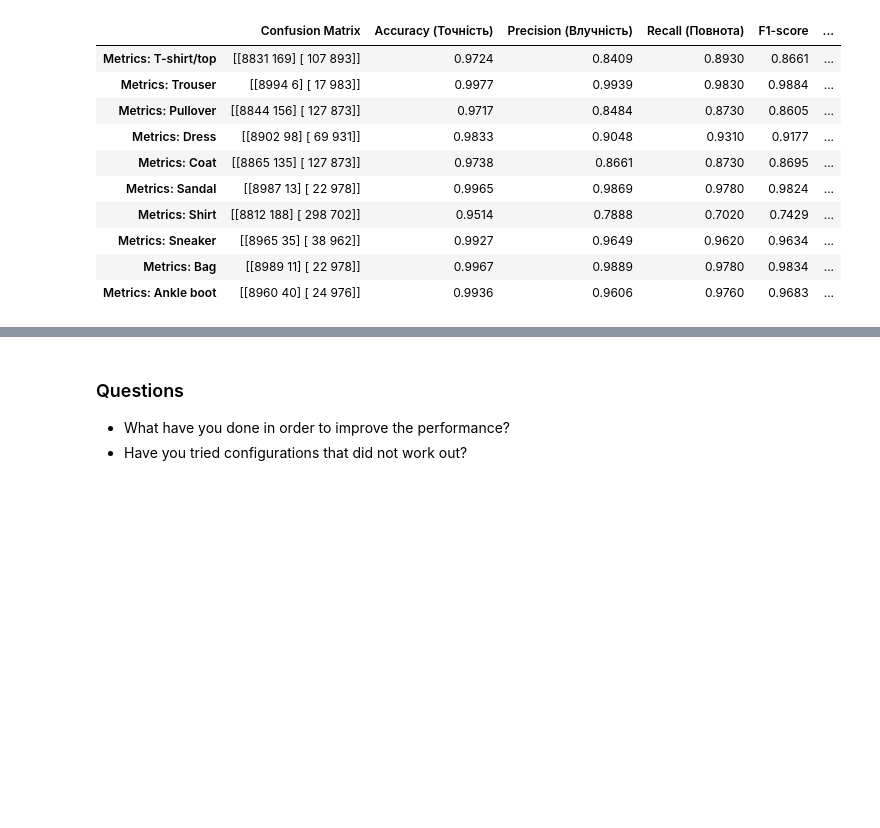
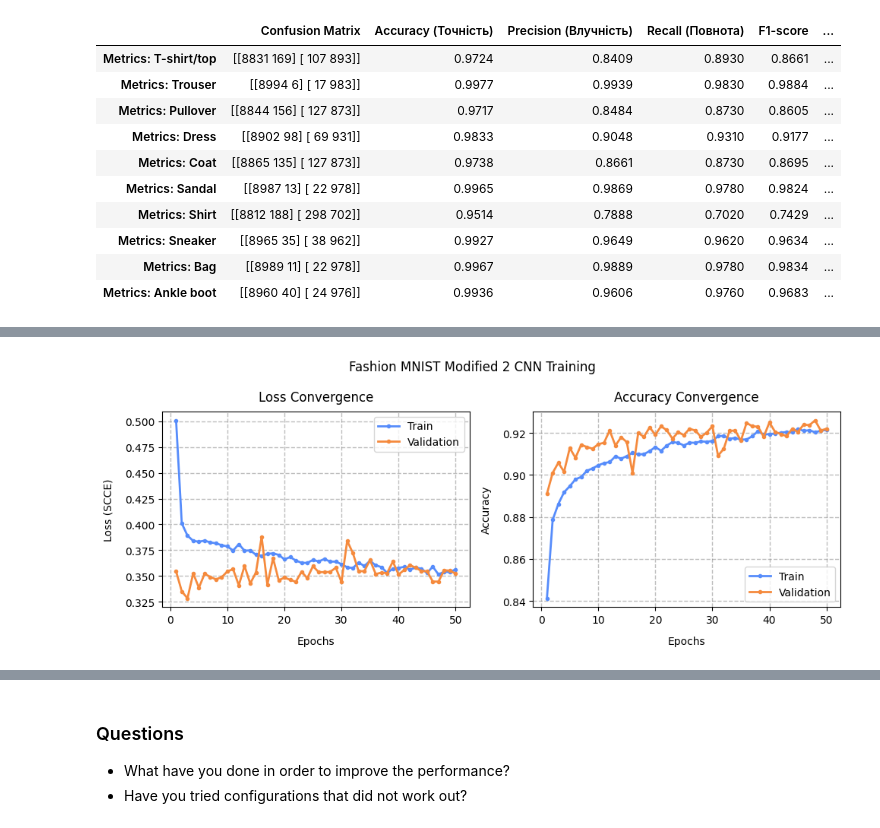
Before and after one commit to BogdanPinchuk/ComputerVision-PBY_HW15, a Jupyter notebook: Bohdan_Pinchuk_CV_HW15.ipynb, the cells around one changed output, grey strips where cells are left out. Drawn from its saved outputs; the diff is of its cells as text; code cells hidden in the pictures; blank space fills up the shorter version.

Commit message:
[Homework15] - added modified model 2

```diff
--- a/Bohdan_Pinchuk_CV_HW15.ipynb
+++ b/Bohdan_Pinchuk_CV_HW15.ipynb
@@ -785,7 +785,7 @@ history_path = folder_path / f"history_{model_name}.pkl"
 
 if load_model and model_path.exists() and history_path.exists():
     # load model
-    model_modified = keras.models.load_model(model_path)
+    model_modified_1 = keras.models.load_model(model_path)
     # load history
     with open(history_path, "rb") as f:
         history = mn.HistoryWrapper(pickle.load(f))
@@ -981,7 +981,7 @@ Comparative Per-Class Classification Performance (Modified CNN - Test)
 | Metrics: Bag | [[8989 11] [ 22 978]] | 0.9967 | 0.9889 | 0.9780 | 0.9834 | ... |
 | Metrics: Ankle boot | [[8960 40] [ 24 976]] | 0.9936 | 0.9606 | 0.9760 | 0.9683 | ... |
 # %%
-# Build the classifier: modified
+# Build the classifier: modified 2
 
 from keras import Model
 from keras.layers import Input, Conv2D, Flatten, Dense, BatchNormalization, Activation, MaxPooling2D, Dropout
@@ -997,12 +997,11 @@ keras.utils.set_random_seed(rng_seed)
 
 # Modify the baseline classifier in order to reduce the overfitting and make the performance more robust
 # Preparing model
-def build_model_modified():
+def build_model_modified_2():
     inputs = Input(shape=example_img.shape, name="input_image")
 
     # convolutional block
-    # net = Conv2D(32, kernel_size=(3, 3), kernel_regularizer=l2(l2_factor), padding="same", name="conv_block1_conv")(inputs)
-    net = Conv2D(32, kernel_size=(3, 3), padding="same", name="conv_block1_conv")(inputs)
+    net = Conv2D(32, kernel_size=(3, 3), kernel_regularizer=l2(l2_factor), padding="same", name="conv_block1_conv")(inputs)
     net = BatchNormalization(name="conv_block1_bn")(net)
     net = Activation("relu", name="conv_block1_relu")(net)
     net = MaxPooling2D(pool_size=(2, 2), name="conv_block1_pool")(net)
@@ -1010,8 +1009,7 @@ def build_model_modified():
 
     # dense/classifier block
     net = Flatten(name="flatten_features")(net)
-    # net = Dense(128, kernel_regularizer=l2(l2_factor), name="dense_hidden")(net)
-    net = Dense(128, name="dense_hidden")(net)
+    net = Dense(128, kernel_regularizer=l2(l2_factor), name="dense_hidden")(net)
     net = BatchNormalization(name="dense_bn")(net)
     net = Activation("relu", name="dense_relu")(net)
     net = Dropout(0.5, name="dense_dropout")(net)
@@ -1020,7 +1018,7 @@ def build_model_modified():
     return Model(inputs=inputs, outputs=outputs, name="fashion_mnist_modified_cnn")
 
 
-model_modified = build_model_modified()
+model_modified_2 = build_model_modified_2()
 
 # Print results
-model_modified.summary()
+model_modified_2.summary()
@@ -1026,0 +1155,43 @@ model_modified.summary()
+# %%
+# Graphic results
+
+import matplotlib.pyplot as plt
+
+# Input data
+array_y00 = history_modified_2.history['loss']
+array_y01 = history_modified_2.history['val_loss']
+array_y10 = history_modified_2.history['accuracy']
+array_y11 = history_modified_2.history['val_accuracy']
+array_x = range(1, len(array_y00) + 1)
+
+# Solution
+_, axes = plt.subplots(1, 2, figsize=(10, 4))
+
+ax = axes[0]
+ax.plot(array_x, array_y00, ls='-', marker='.', linewidth=2.0, label='Train')
+ax.plot(array_x, array_y01, ls='-', marker='.', linewidth=2.0, label='Validation')
+ax.grid(axis='both', visible=True, which='major', ls='--', linewidth=1.0, color='tab:gray')
+# ax.minorticks_on()
+# ax.grid(axis='both', visible=True, which='minor', ls=':', linewidth=0.5, color='tab:green')
+ax.set_title("Loss Convergence", pad=10, loc='center', color='black')
+ax.set_xlabel("Epochs", labelpad=10, loc='center', color='black')
+ax.set_ylabel("Loss (SCCE)", labelpad=10, loc='center', color='black')
+ax.legend()
+
+ax = axes[1]
+ax.plot(array_x, array_y10, ls='-', marker='.', linewidth=2.0, label='Train')
+ax.plot(array_x, array_y11, ls='-', marker='.', linewidth=2.0, label='Validation')
+ax.grid(axis='both', visible=True, which='major', ls='--', linewidth=1.0, color='tab:gray')
+# ax.minorticks_on()
+# ax.grid(axis='both', visible=True, which='minor', ls=':', linewidth=0.5, color='tab:green')
+ax.set_title("Accuracy Convergence", pad=10, loc='center', color='black')
+ax.set_xlabel("Epochs", labelpad=10, loc='center', color='black')
+ax.set_ylabel("Accuracy", labelpad=10, loc='center', color='black')
+ax.legend()
+
+plt.suptitle(f"Fashion MNIST Modified 2 CNN Training")
+
+plt.tight_layout()
+plt.show()
+# %% [output]
+[figure, added]
```
Also changed, not shown: parts of 4 cells of this notebook, 2 other files.
